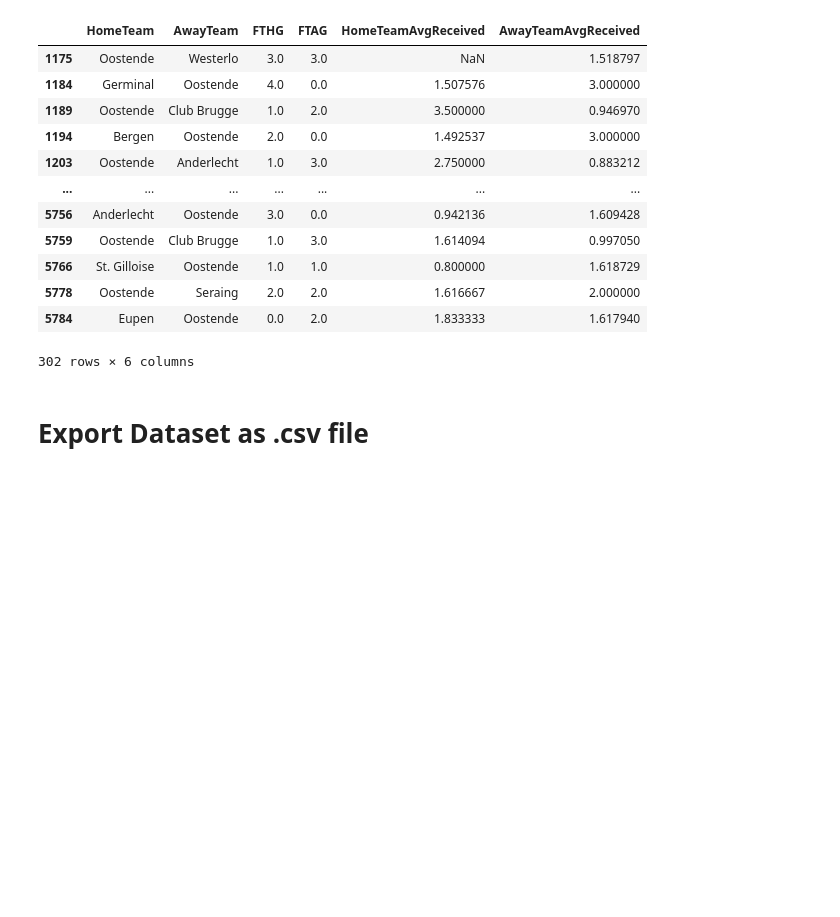
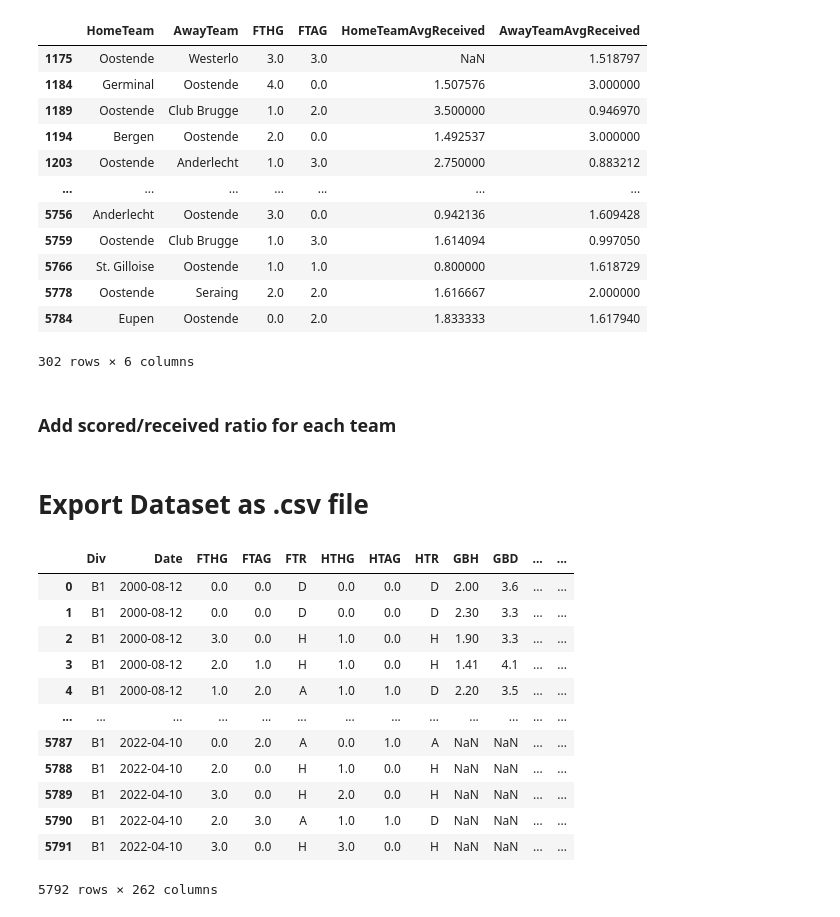
Before and after one commit to balooooooooo/machine-learning-2-coursework, a Jupyter notebook: preprocessing.ipynb, the cells around one changed output. Drawn from its saved outputs; the diff is of its cells as text; code cells hidden in the pictures; blank space fills up the shorter version.

Commit message:
added ratio for goals scored/received

```diff
--- a/preprocessing.ipynb
+++ b/preprocessing.ipynb
@@ -799,7 +799,10 @@ def get_goals_stats(df):
         df.loc[i, f"{home}_received"] = row["FTAG"]
         df.loc[i, away] = row["FTAG"]
         df.loc[i, f"{away}_received"] = row["FTHG"]
-
+    df[df["HomeTeamAvgScored"].isna()]["HomeTeamAvgScored"] = 0
+    df[df["AwayTeamAvgScored"].isna()]["AwayTeamAvgScored"] = 0
+    df[df["HomeTeamAvgReceived"].isna()]["HomeTeamAvgReceived"] = 0
+    df[df["HomeTeamAvgReceived"].isna()]["HomeTeamAvgReceived"] = 0
     df.drop(team_list, inplace=True, axis=1)
     df.drop(team_list_received, inplace=True, axis=1)
     df.drop(["index"], inplace=True, axis=1)
@@ -854,3 +857,5 @@ blg[(blg["HomeTeam"] == "Oostende") | (blg["AwayTeam"] == "Oostende")][["HomeTea
 | 5778 | Oostende | Seraing | 2.0 | 2.0 | 1.616667 | 2.000000 |
 | 5784 | Eupen | Oostende | 0.0 | 2.0 | 1.833333 | 1.617940 |
 302 rows × 6 columns
+# %% [markdown]
+### Add scored/received ratio for each team
@@ -857,5 +867,21 @@ blg[(blg["HomeTeam"] == "Oostende") | (blg["AwayTeam"] == "Oostende")][["HomeTea
 # %% [markdown]
 # Export Dataset as .csv file
+# %%
+dfs["df_belgium"]
+# %% [output]
+|  | Div | Date | FTHG | FTAG | FTR | HTHG | HTAG | HTR | GBH | GBD | ... | ... |
+| 0 | B1 | 2000-08-12 | 0.0 | 0.0 | D | 0.0 | 0.0 | D | 2.00 | 3.6 | ... | ... |
+| 1 | B1 | 2000-08-12 | 0.0 | 0.0 | D | 0.0 | 0.0 | D | 2.30 | 3.3 | ... | ... |
+| 2 | B1 | 2000-08-12 | 3.0 | 0.0 | H | 1.0 | 0.0 | H | 1.90 | 3.3 | ... | ... |
+| 3 | B1 | 2000-08-12 | 2.0 | 1.0 | H | 1.0 | 0.0 | H | 1.41 | 4.1 | ... | ... |
+| 4 | B1 | 2000-08-12 | 1.0 | 2.0 | A | 1.0 | 1.0 | D | 2.20 | 3.5 | ... | ... |
+| ... | ... | ... | ... | ... | ... | ... | ... | ... | ... | ... | ... | ... |
+| 5787 | B1 | 2022-04-10 | 0.0 | 2.0 | A | 0.0 | 1.0 | A | NaN | NaN | ... | ... |
+| 5788 | B1 | 2022-04-10 | 2.0 | 0.0 | H | 1.0 | 0.0 | H | NaN | NaN | ... | ... |
+| 5789 | B1 | 2022-04-10 | 3.0 | 0.0 | H | 2.0 | 0.0 | H | NaN | NaN | ... | ... |
+| 5790 | B1 | 2022-04-10 | 2.0 | 3.0 | A | 1.0 | 1.0 | D | NaN | NaN | ... | ... |
+| 5791 | B1 | 2022-04-10 | 3.0 | 0.0 | H | 3.0 | 0.0 | H | NaN | NaN | ... | ... |
+5792 rows × 262 columns
 # %%
 for country in dfs:
     dfs[country].to_csv(f"data/{country}.csv")
```
Also changed, not shown: parts of 1 cell of this notebook.
